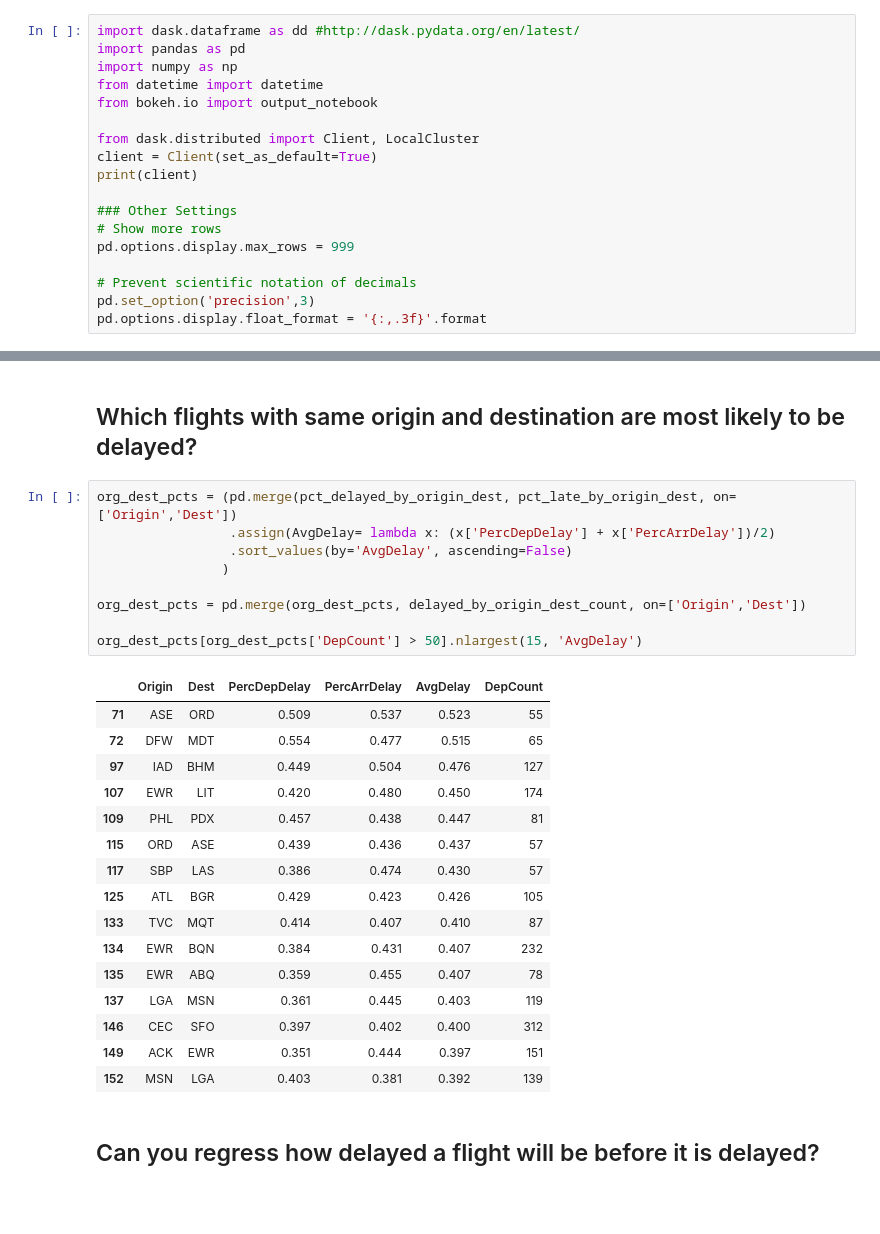
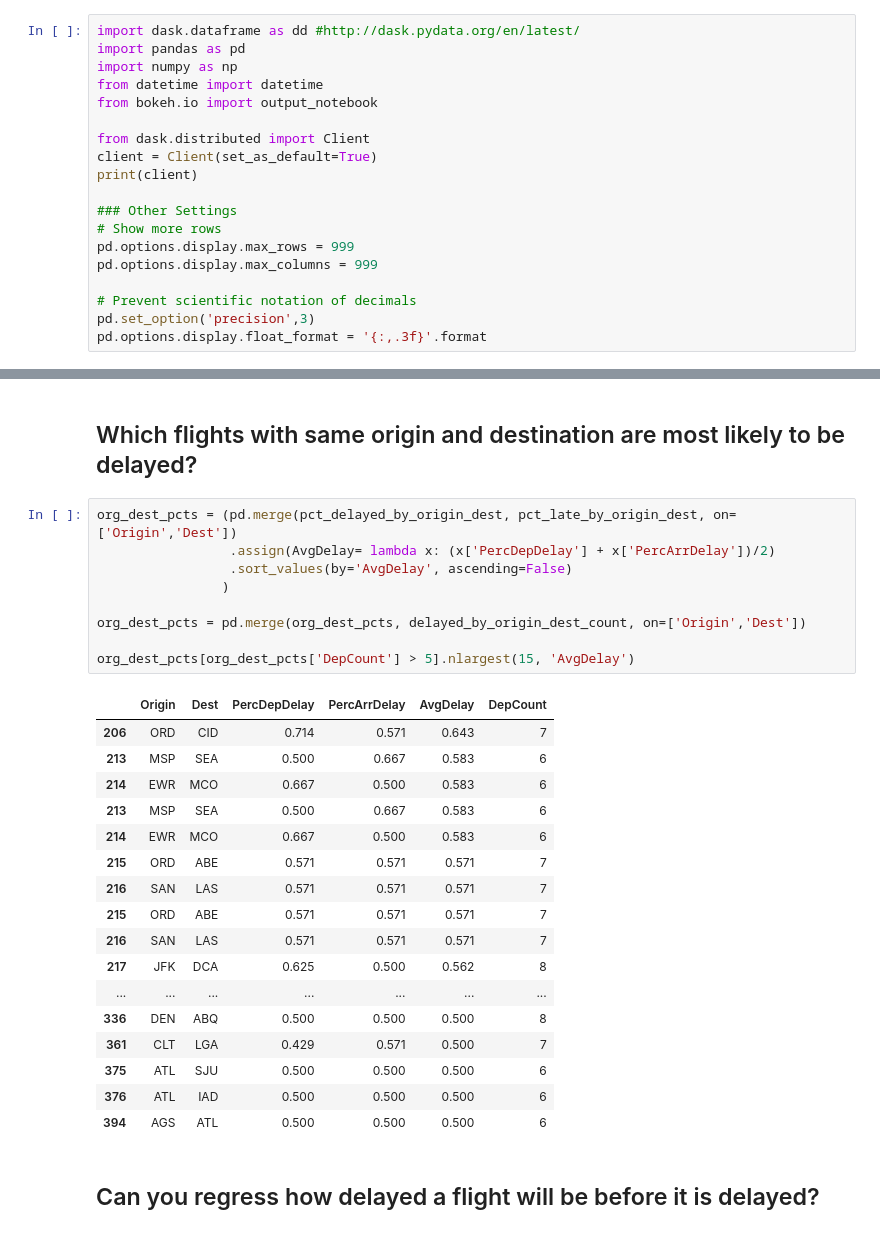
Before and after one commit to rlshuhart/Unit-14_Analyzing_Airline_Flight_Delays, a Jupyter notebook: reports/BHallum_RShuhart_CFicklin_Unit14CaseStudy.ipynb, the cells around one changed output, grey strips where cells are left out. Drawn from its saved outputs; the diff is of its cells as text; blank space fills up the shorter version.

```diff
--- a/reports/BHallum_RShuhart_CFicklin_Unit14CaseStudy.ipynb
+++ b/reports/BHallum_RShuhart_CFicklin_Unit14CaseStudy.ipynb
@@ -23,13 +23,14 @@ import numpy as np
 from datetime import datetime
 from bokeh.io import output_notebook
 
-from dask.distributed import Client, LocalCluster
+from dask.distributed import Client
 client = Client(set_as_default=True)
 print(client)
 
 ### Other Settings
 # Show more rows
 pd.options.display.max_rows = 999
+pd.options.display.max_columns = 999
 
 # Prevent scientific notation of decimals
 pd.set_option('precision',3)
@@ -314,29 +308,30 @@ airport_delays_pcts[airport_delays_pcts['DepCount'] > 50].nlargest(15, 'AvgDelay
 # %%
 org_dest_pcts = (pd.merge(pct_delayed_by_origin_dest, pct_late_by_origin_dest, on=['Origin','Dest'])
                  .assign(AvgDelay= lambda x: (x['PercDepDelay'] + x['PercArrDelay'])/2)
                  .sort_values(by='AvgDelay', ascending=False)
                 )
 
 org_dest_pcts = pd.merge(org_dest_pcts, delayed_by_origin_dest_count, on=['Origin','Dest'])
 
-org_dest_pcts[org_dest_pcts['DepCount'] > 50].nlargest(15, 'AvgDelay')
+org_dest_pcts[org_dest_pcts['DepCount'] > 5].nlargest(15, 'AvgDelay')
 # %% [output]
 |  | Origin | Dest | PercDepDelay | PercArrDelay | AvgDelay | DepCount |
-| 71 | ASE | ORD | 0.509 | 0.537 | 0.523 | 55 |
-| 72 | DFW | MDT | 0.554 | 0.477 | 0.515 | 65 |
-| 97 | IAD | BHM | 0.449 | 0.504 | 0.476 | 127 |
-| 107 | EWR | LIT | 0.420 | 0.480 | 0.450 | 174 |
-| 109 | PHL | PDX | 0.457 | 0.438 | 0.447 | 81 |
-| 115 | ORD | ASE | 0.439 | 0.436 | 0.437 | 57 |
-| 117 | SBP | LAS | 0.386 | 0.474 | 0.430 | 57 |
-| 125 | ATL | BGR | 0.429 | 0.423 | 0.426 | 105 |
-| 133 | TVC | MQT | 0.414 | 0.407 | 0.410 | 87 |
-| 134 | EWR | BQN | 0.384 | 0.431 | 0.407 | 232 |
-| 135 | EWR | ABQ | 0.359 | 0.455 | 0.407 | 78 |
-| 137 | LGA | MSN | 0.361 | 0.445 | 0.403 | 119 |
-| 146 | CEC | SFO | 0.397 | 0.402 | 0.400 | 312 |
-| 149 | ACK | EWR | 0.351 | 0.444 | 0.397 | 151 |
-| 152 | MSN | LGA | 0.403 | 0.381 | 0.392 | 139 |
+| 206 | ORD | CID | 0.714 | 0.571 | 0.643 | 7 |
+| 213 | MSP | SEA | 0.500 | 0.667 | 0.583 | 6 |
+| 214 | EWR | MCO | 0.667 | 0.500 | 0.583 | 6 |
+| 213 | MSP | SEA | 0.500 | 0.667 | 0.583 | 6 |
+| 214 | EWR | MCO | 0.667 | 0.500 | 0.583 | 6 |
+| 215 | ORD | ABE | 0.571 | 0.571 | 0.571 | 7 |
+| 216 | SAN | LAS | 0.571 | 0.571 | 0.571 | 7 |
+| 215 | ORD | ABE | 0.571 | 0.571 | 0.571 | 7 |
+| 216 | SAN | LAS | 0.571 | 0.571 | 0.571 | 7 |
+| 217 | JFK | DCA | 0.625 | 0.500 | 0.562 | 8 |
+| ... | ... | ... | ... | ... | ... | ... |
+| 336 | DEN | ABQ | 0.500 | 0.500 | 0.500 | 8 |
+| 361 | CLT | LGA | 0.429 | 0.571 | 0.500 | 7 |
+| 375 | ATL | SJU | 0.500 | 0.500 | 0.500 | 6 |
+| 376 | ATL | IAD | 0.500 | 0.500 | 0.500 | 6 |
+| 394 | AGS | ATL | 0.500 | 0.500 | 0.500 | 6 |
 # %% [markdown]
 ## Can you regress how delayed a flight will be before it is delayed?
 # %% [markdown]
```
Also changed, not shown: parts of 27 cells of this notebook, 1 other file.
